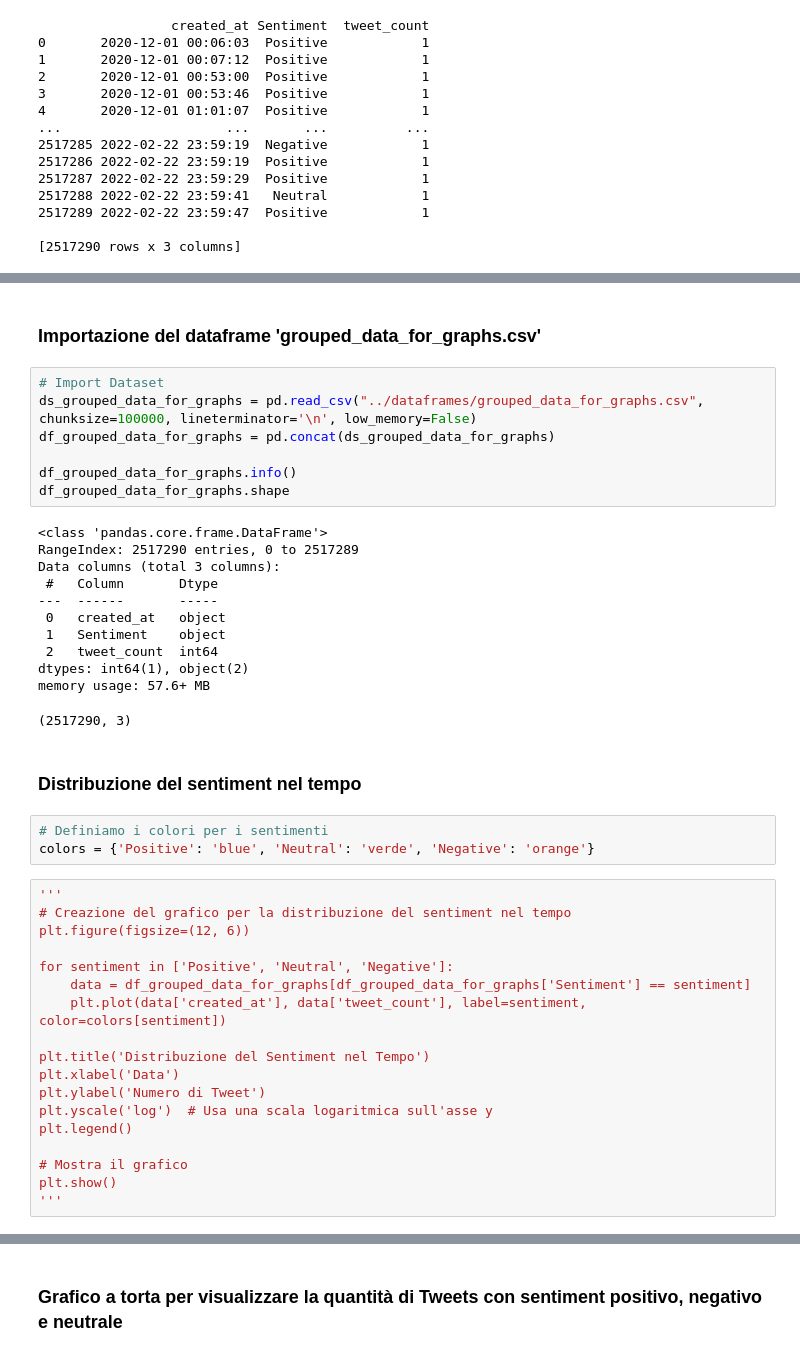
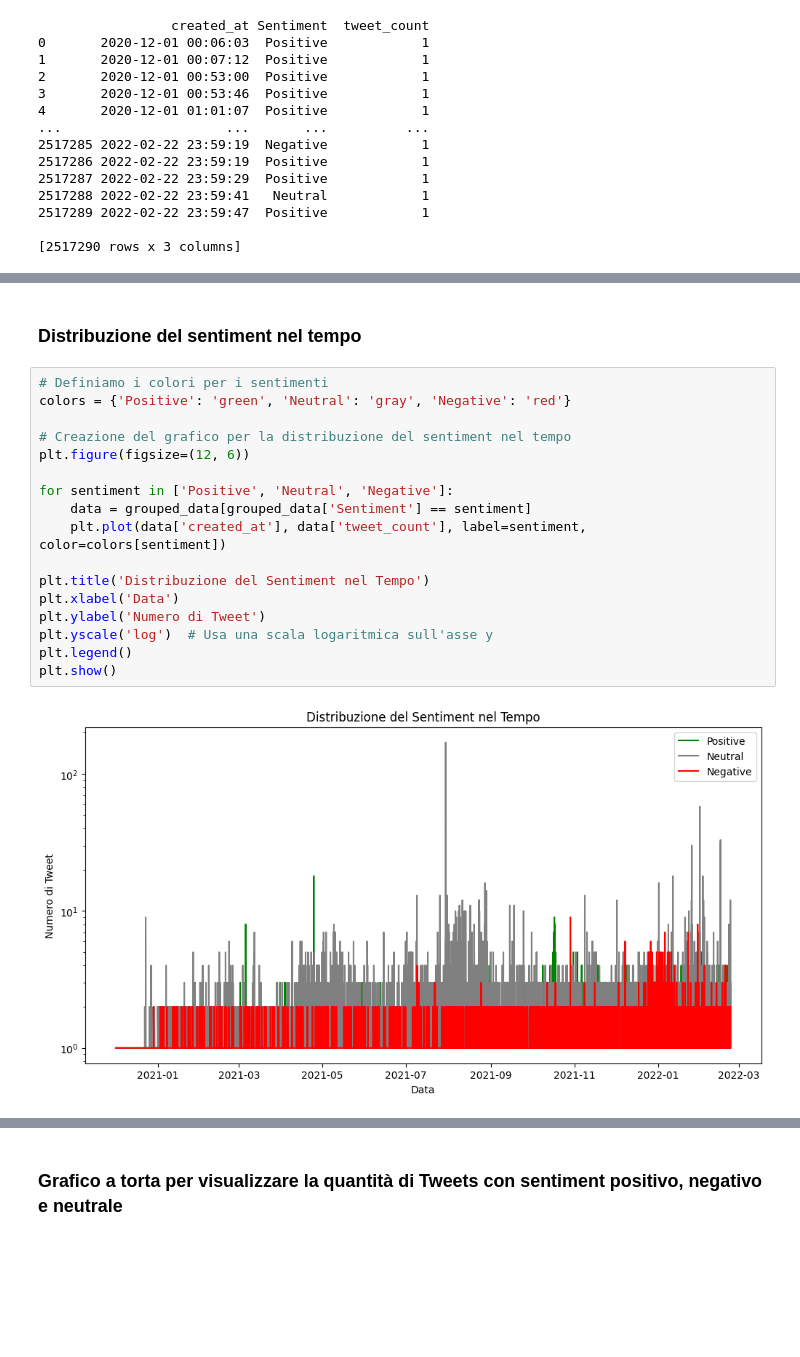
Before and after one commit to riccardospini98/Blockchain, a Jupyter notebook: tweet_SA.ipynb, the cells around one changed output, grey strips where cells are left out. Saved outputs shown, nothing was run; the diff lists cells and outputs as text; blank space fills up the shorter version.

```diff
--- a/tweet_SA.ipynb
+++ b/tweet_SA.ipynb
@@ -787,47 +743,24 @@ grouped_data.to_csv(os.path.join(dataframes_path, 'grouped_data_for_graphs.csv')
-# %% [markdown]
-### Importazione del dataframe 'grouped_data_for_graphs.csv'
-# %%
-# Import Dataset
-ds_grouped_data_for_graphs = pd.read_csv("../dataframes/grouped_data_for_graphs.csv", chunksize=100000, lineterminator='\n', low_memory=False)
-df_grouped_data_for_graphs = pd.concat(ds_grouped_data_for_graphs)
-
-df_grouped_data_for_graphs.info()
-df_grouped_data_for_graphs.shape
-# %% [output]
-<class 'pandas.core.frame.DataFrame'>
-RangeIndex: 2517290 entries, 0 to 2517289
-Data columns (total 3 columns):
- #   Column       Dtype
----  ------       -----
- 0   created_at   object
- 1   Sentiment    object
- 2   tweet_count  int64
-dtypes: int64(1), object(2)
-memory usage: 57.6+ MB
-(2517290, 3)
 # %% [markdown]
 ### Distribuzione del sentiment nel tempo
-# %%
-# Definiamo i colori per i sentimenti
-colors = {'Positive': 'blue', 'Neutral': 'verde', 'Negative': 'orange'}
 # %%
-'''
+# Definiamo i colori per i sentimenti
+colors = {'Positive': 'green', 'Neutral': 'gray', 'Negative': 'red'}
+
 # Creazione del grafico per la distribuzione del sentiment nel tempo
 plt.figure(figsize=(12, 6))
 
 for sentiment in ['Positive', 'Neutral', 'Negative']:
-    data = df_grouped_data_for_graphs[df_grouped_data_for_graphs['Sentiment'] == sentiment]
+    data = grouped_data[grouped_data['Sentiment'] == sentiment]
     plt.plot(data['created_at'], data['tweet_count'], label=sentiment, color=colors[sentiment])
 
 plt.title('Distribuzione del Sentiment nel Tempo')
 plt.xlabel('Data')
 plt.ylabel('Numero di Tweet')
 plt.yscale('log')  # Usa una scala logaritmica sull'asse y
 plt.legend()
-
-# Mostra il grafico
 plt.show()
-'''
+# %% [output]
+[figure, added]
 # %%
 # Creazione del grafico per i picchi verdi (Positive)
 plt.figure(figsize=(12, 6))
```
Also changed, not shown: parts of 34 cells of this notebook, 4 other files.
